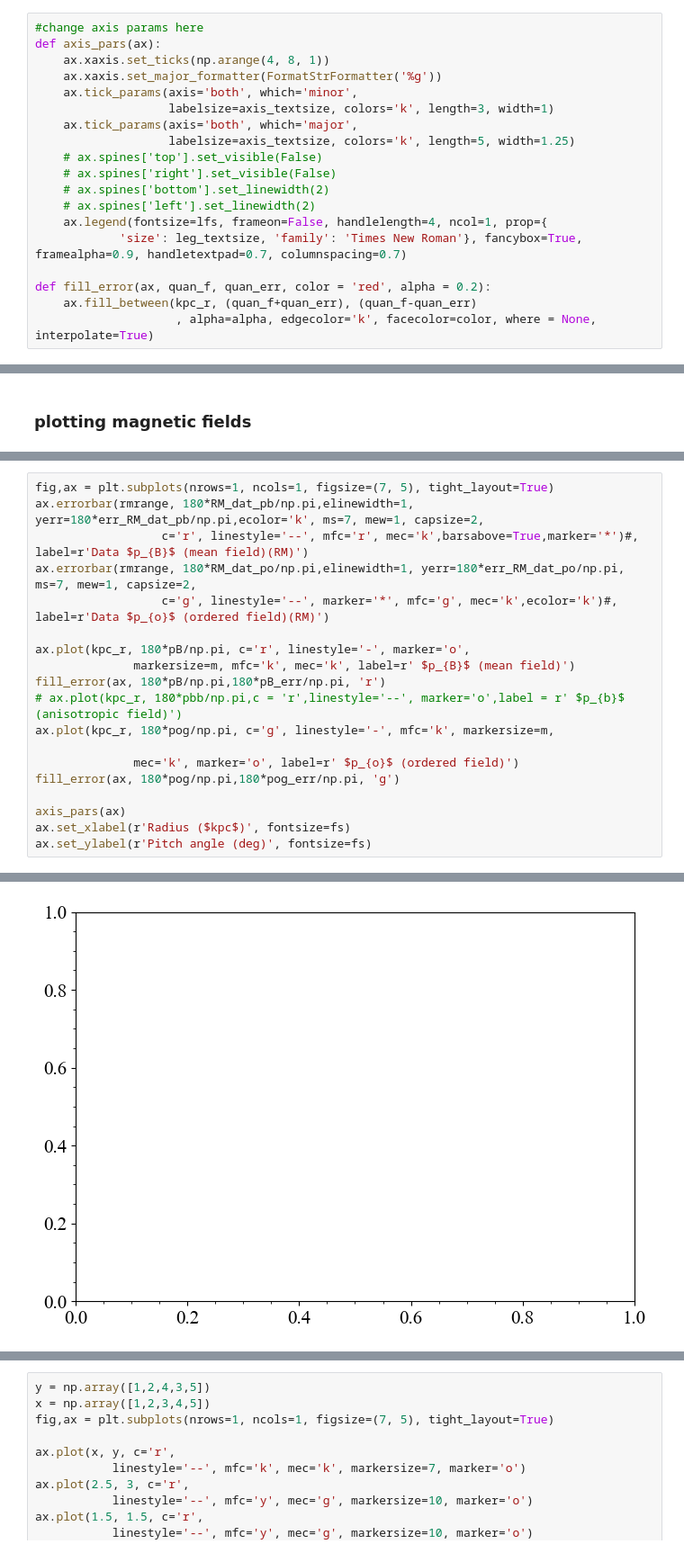
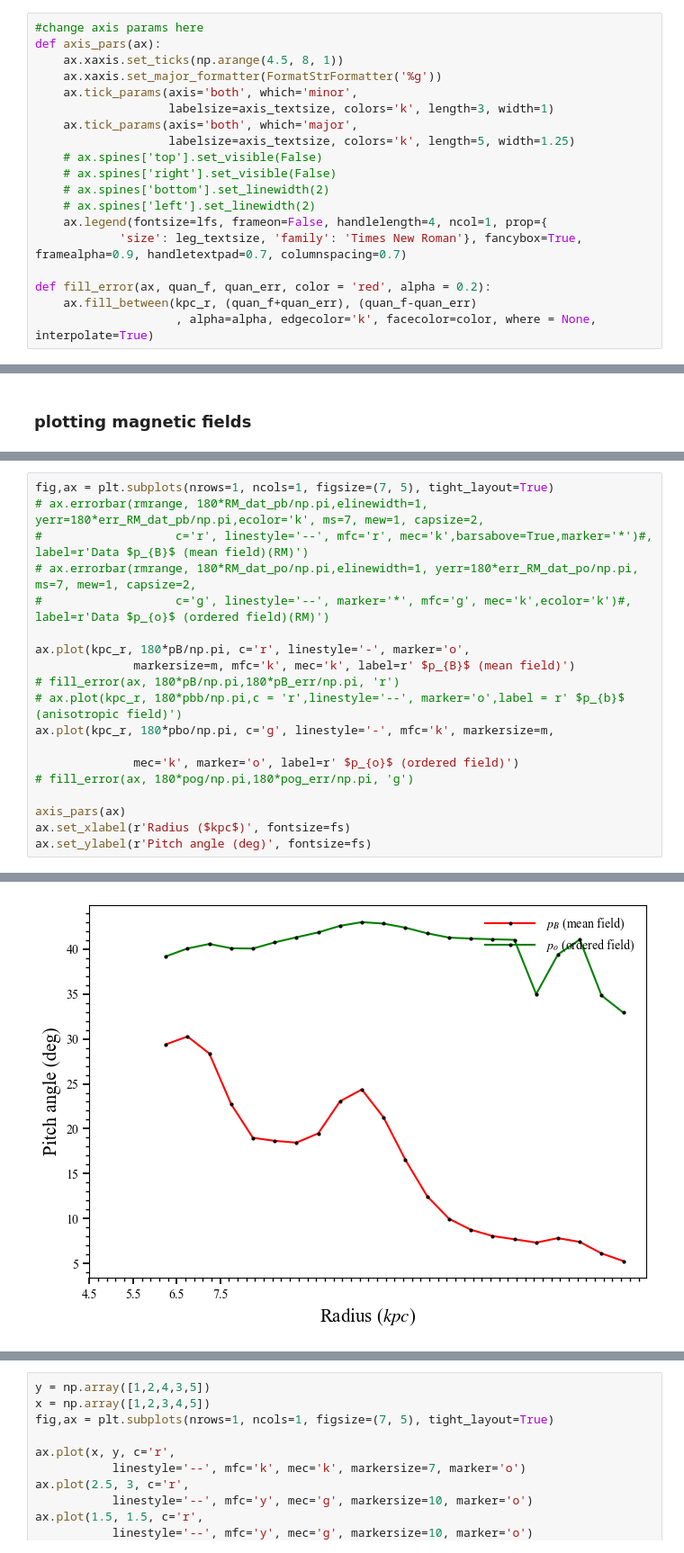
Before and after one commit to Rnazx/MSc.-Thesis, a Jupyter notebook: plots.ipynb, the cells around one changed output, grey strips where cells are left out. Shown at 90% size. Saved outputs shown, nothing was run; the diff lists cells and outputs as text.

```diff
--- a/plots.ipynb
+++ b/plots.ipynb
@@ -232,7 +238,7 @@ plt.rcParams["errorbar.capsize"] = 2
 # %%
 #change axis params here
 def axis_pars(ax):
-    ax.xaxis.set_ticks(np.arange(4, 8, 1))
+    ax.xaxis.set_ticks(np.arange(4.5, 8, 1))
     ax.xaxis.set_major_formatter(FormatStrFormatter('%g'))
     ax.tick_params(axis='both', which='minor',
                    labelsize=axis_textsize, colors='k', length=3, width=1)
@@ -345,18 +362,18 @@ axis_pars(ax)
 # %%
 fig,ax = plt.subplots(nrows=1, ncols=1, figsize=(7, 5), tight_layout=True)
-ax.errorbar(rmrange, 180*RM_dat_pb/np.pi,elinewidth=1, yerr=180*err_RM_dat_pb/np.pi,ecolor='k', ms=7, mew=1, capsize=2,
-                  c='r', linestyle='--', mfc='r', mec='k',barsabove=True,marker='*')#, label=r'Data $p_{B}$ (mean field)(RM)')
-ax.errorbar(rmrange, 180*RM_dat_po/np.pi,elinewidth=1, yerr=180*err_RM_dat_po/np.pi, ms=7, mew=1, capsize=2,
-                  c='g', linestyle='--', marker='*', mfc='g', mec='k',ecolor='k')#, label=r'Data $p_{o}$ (ordered field)(RM)')
+# ax.errorbar(rmrange, 180*RM_dat_pb/np.pi,elinewidth=1, yerr=180*err_RM_dat_pb/np.pi,ecolor='k', ms=7, mew=1, capsize=2,
+#                   c='r', linestyle='--', mfc='r', mec='k',barsabove=True,marker='*')#, label=r'Data $p_{B}$ (mean field)(RM)')
+# ax.errorbar(rmrange, 180*RM_dat_po/np.pi,elinewidth=1, yerr=180*err_RM_dat_po/np.pi, ms=7, mew=1, capsize=2,
+#                   c='g', linestyle='--', marker='*', mfc='g', mec='k',ecolor='k')#, label=r'Data $p_{o}$ (ordered field)(RM)')
 
 ax.plot(kpc_r, 180*pB/np.pi, c='r', linestyle='-', marker='o',
               markersize=m, mfc='k', mec='k', label=r' $p_{B}$ (mean field)')
-fill_error(ax, 180*pB/np.pi,180*pB_err/np.pi, 'r')
+# fill_error(ax, 180*pB/np.pi,180*pB_err/np.pi, 'r')
 # ax.plot(kpc_r, 180*pbb/np.pi,c = 'r',linestyle='--', marker='o',label = r' $p_{b}$ (anisotropic field)')
-ax.plot(kpc_r, 180*pog/np.pi, c='g', linestyle='-', mfc='k', markersize=m,
+ax.plot(kpc_r, 180*pbo/np.pi, c='g', linestyle='-', mfc='k', markersize=m,
 
               mec='k', marker='o', label=r' $p_{o}$ (ordered field)')
-fill_error(ax, 180*pog/np.pi,180*pog_err/np.pi, 'g')
+# fill_error(ax, 180*pog/np.pi,180*pog_err/np.pi, 'g')
 
 axis_pars(ax)
 ax.set_xlabel(r'Radius ($kpc$)', fontsize=fs)
@@ -366,4 +383,4 @@ NameError: name 'rmrange' is not defined
-[figure, old version]
+[figure, new version]
 # %%
 fig,ax = plt.subplots(nrows=1, ncols=1, figsize=(7, 5), tight_layout=True)
 ax.axhline(y=1, color='g', linestyle='-', label=r'1')
```
Also changed, not shown: parts of 16 cells of this notebook, 15 other files.
